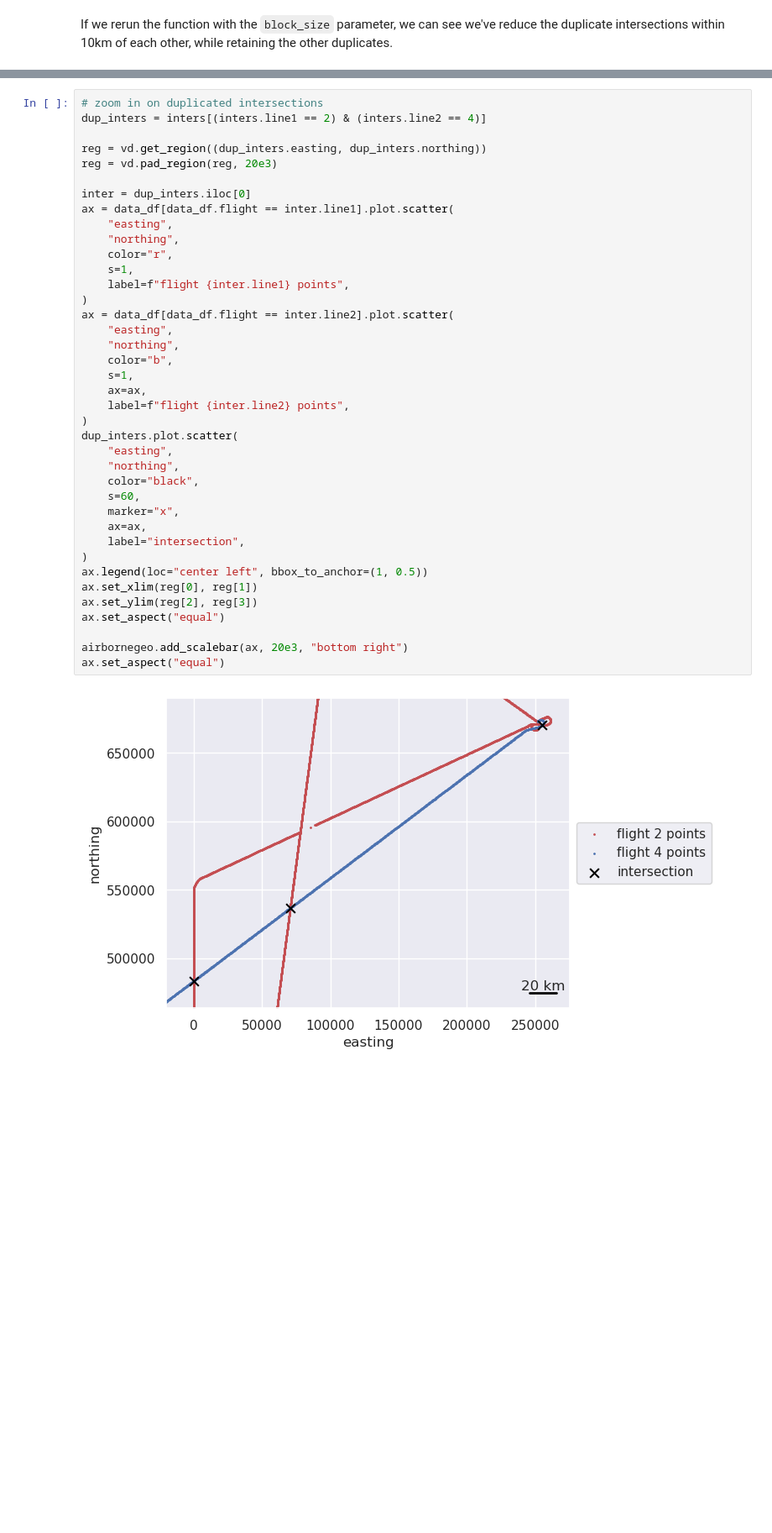
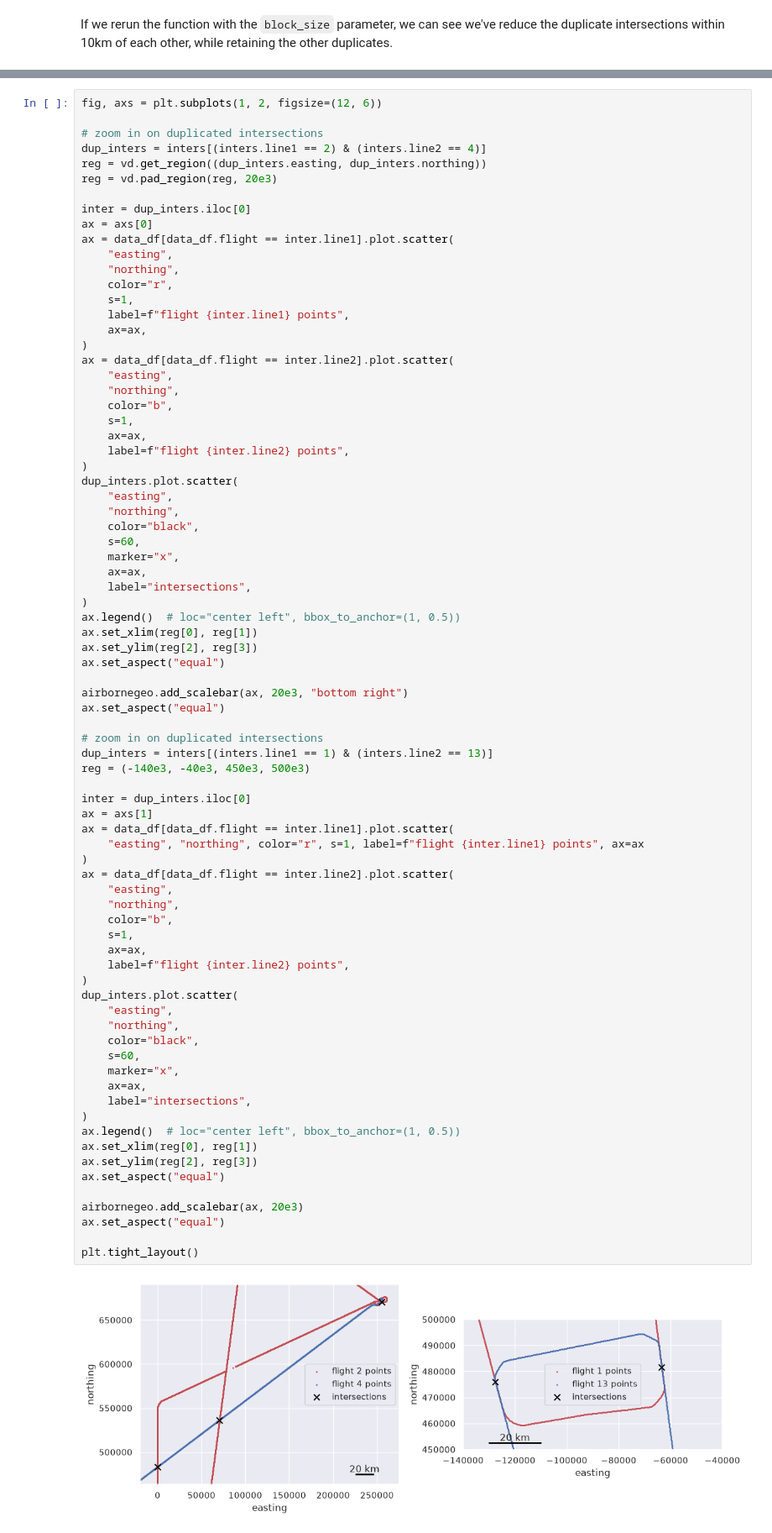
Before and after one commit to GeoToolkits/airbornegeo, a Jupyter notebook: docs/crossovers_03_network_intersections.ipynb, the cells around one changed output, grey strips where cells are left out. Shown at 84% size. Drawn from its saved outputs; the diff is of its cells as text; blank space fills up the shorter version.

```diff
--- a/docs/crossovers_03_network_intersections.ipynb
+++ b/docs/crossovers_03_network_intersections.ipynb
@@ -251,41 +297,80 @@ INFO:airbornegeo:found 99 intersections
 # %%
+fig, axs = plt.subplots(1, 2, figsize=(12, 6))
+
 # zoom in on duplicated intersections
 dup_inters = inters[(inters.line1 == 2) & (inters.line2 == 4)]
-
 reg = vd.get_region((dup_inters.easting, dup_inters.northing))
 reg = vd.pad_region(reg, 20e3)
 
 inter = dup_inters.iloc[0]
+ax = axs[0]
 ax = data_df[data_df.flight == inter.line1].plot.scatter(
     "easting",
     "northing",
     color="r",
     s=1,
     label=f"flight {inter.line1} points",
+    ax=ax,
 )
 ax = data_df[data_df.flight == inter.line2].plot.scatter(
     "easting",
     "northing",
     color="b",
     s=1,
     ax=ax,
     label=f"flight {inter.line2} points",
 )
 dup_inters.plot.scatter(
     "easting",
     "northing",
     color="black",
     s=60,
     marker="x",
     ax=ax,
-    label="intersection",
+    label="intersections",
 )
-ax.legend(loc="center left", bbox_to_anchor=(1, 0.5))
+ax.legend()  # loc="center left", bbox_to_anchor=(1, 0.5))
 ax.set_xlim(reg[0], reg[1])
 ax.set_ylim(reg[2], reg[3])
 ax.set_aspect("equal")
 
 airbornegeo.add_scalebar(ax, 20e3, "bottom right")
 ax.set_aspect("equal")
+
+# zoom in on duplicated intersections
+dup_inters = inters[(inters.line1 == 1) & (inters.line2 == 13)]
+reg = (-140e3, -40e3, 450e3, 500e3)
+
+inter = dup_inters.iloc[0]
+ax = axs[1]
+ax = data_df[data_df.flight == inter.line1].plot.scatter(
+    "easting", "northing", color="r", s=1, label=f"flight {inter.line1} points", ax=ax
+)
+ax = data_df[data_df.flight == inter.line2].plot.scatter(
+    "easting",
+    "northing",
+    color="b",
+    s=1,
+    ax=ax,
+    label=f"flight {inter.line2} points",
+)
+dup_inters.plot.scatter(
+    "easting",
+    "northing",
+    color="black",
+    s=60,
+    marker="x",
+    ax=ax,
+    label="intersections",
+)
+ax.legend()  # loc="center left", bbox_to_anchor=(1, 0.5))
+ax.set_xlim(reg[0], reg[1])
+ax.set_ylim(reg[2], reg[3])
+ax.set_aspect("equal")
+
+airbornegeo.add_scalebar(ax, 20e3)
+ax.set_aspect("equal")
+
+plt.tight_layout()
 # %% [output]
-[figure, old version]
+[figure, new version]
```
Also changed, not shown: parts of 16 cells of this notebook, 1 other file.
